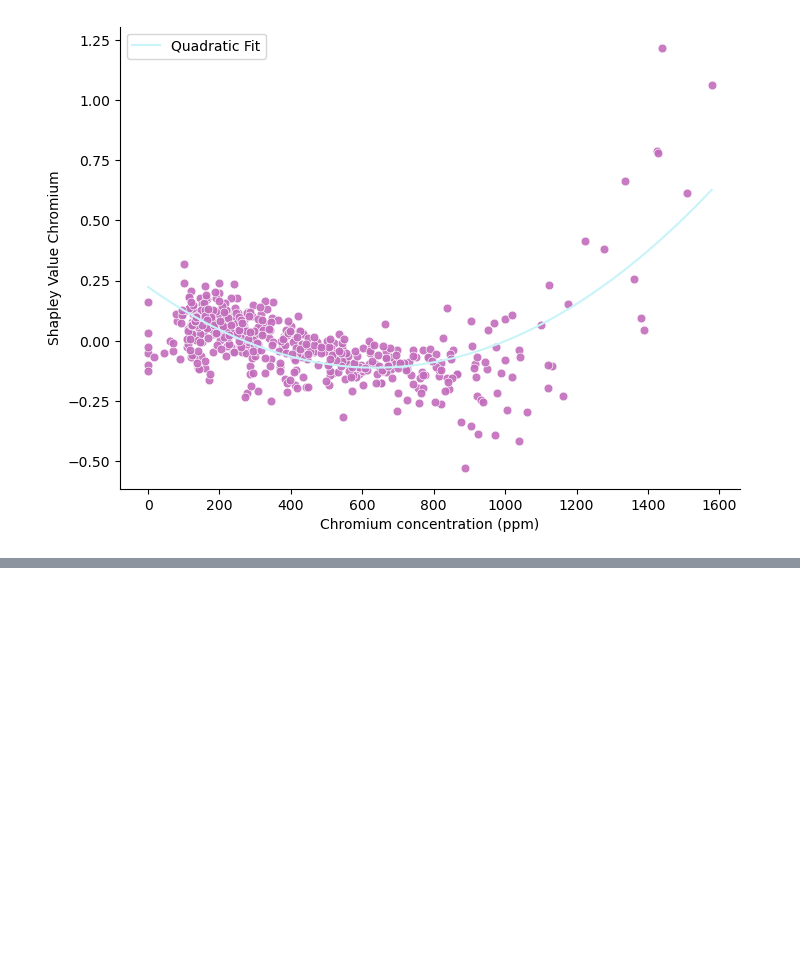
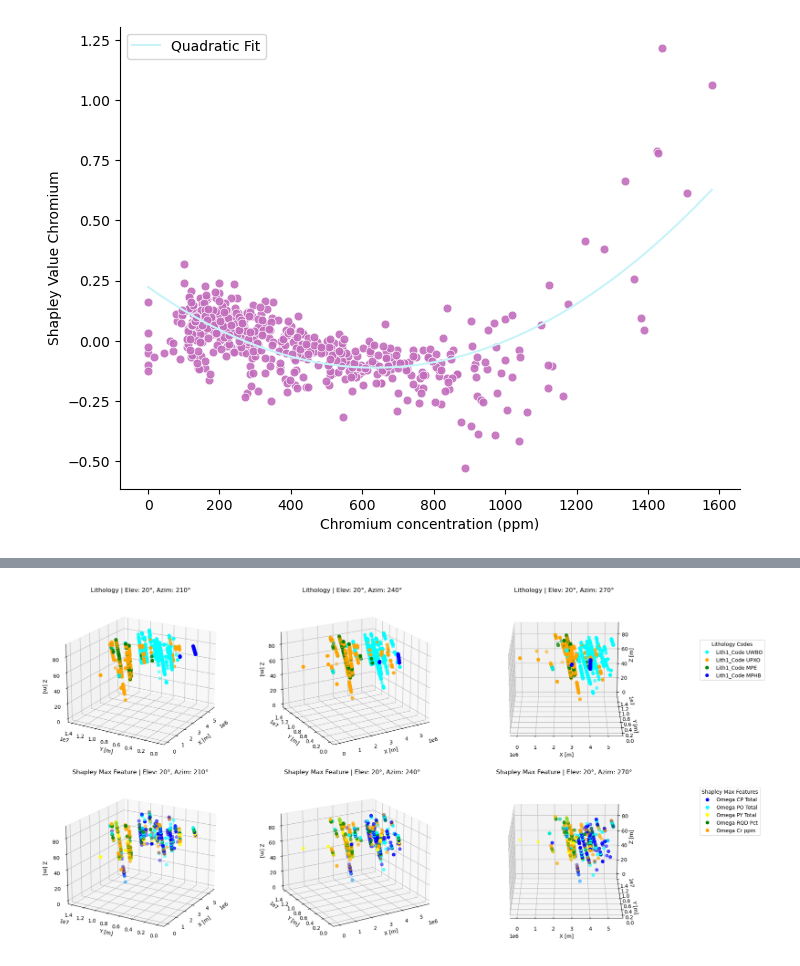
Before and after one commit to markdlindsay/DK_Batch_Shapley, a Jupyter notebook: Explanations.ipynb, the cells around one changed output, grey strips where cells are left out. Drawn from its saved outputs; the diff is of its cells as text; code cells hidden in the pictures; blank space fills up the shorter version.

```diff
--- a/Explanations.ipynb
+++ b/Explanations.ipynb
@@ -428,0 +626,14 @@ Shapley sum - theoretical Shapley sum: -0.006553440966127644
+# %%
+columns_to_normalize = ['X', 'Y', 'Z']
+
+min_values = composite_data[columns_to_normalize].min()
+
+for column in columns_to_normalize:
+    composite_data[column] = composite_data[column] - min_values[column]
+
+# Calculate the minimum and maximum values from all three variables
+min_values = composite_data[columns_to_normalize].min().min()
+max_values = composite_data[columns_to_normalize].max().max()
+
+for column in columns_to_normalize:
+    composite_data[column] = (composite_data[column] - min_values) / (max_values - min_values)
@@ -429 +652,64 @@ Shapley sum - theoretical Shapley sum: -0.006553440966127644
+# %%
+top_lith_codes = composite_data['Lith1_Code'].value_counts().nlargest(4).index
+filtered_data = composite_data[composite_data['Lith1_Code'].isin(top_lith_codes)]
+scaled_filtered_xyz = filtered_data[['X', 'Y', 'Z']].values * [multipliers['X'], multipliers['Y'], multipliers['Z']]
+scaled_test_data_xyz = trainer_regular.test_data[['X', 'Y', 'Z']].values * [multipliers['X'], multipliers['Y'], multipliers['Z']]
+
+# Extract Lith1_Code colors and create colormap for lithology
+top_lith_codes = composite_data['Lith1_Code'].value_counts().nlargest(4).index
+colors_lith = ['cyan', 'orange', 'green', 'blue']
+cmap_lith = ListedColormap(colors_lith[:4])
+
+# Mapping each Lith1_Code to a color index
+lith_codes = filtered_data['Lith1_Code'].values
+lith_code_to_color = {code: i for i, code in enumerate(top_lith_codes)}
+color_indices_lith = np.array([lith_code_to_color[code] for code in lith_codes])
+
+# Define Shapley colors and colormap
+omega_values = np.stack([omega_CP_Total, omega_PO_Total, omega_PY_Total, omega_RQD_Pct, omega_Cr_ppm], axis=1)
+max_indices_shapley = np.argmax(omega_values, axis=1)
+colors_shapley = ['blue', 'cyan', 'yellow', 'green', 'orange']
+cmap_shapley = ListedColormap(colors_shapley)
+
+# Define angles for different perspectives
+angles = [(20, 210), (20, 240), (20, 270)]
+
+# Create a 2x3 plot for both Lithology and Shapley max values
+fig, axs = plt.subplots(2, 3, figsize=(18, 10), subplot_kw={'projection': '3d'})
+
+# Top row: Lithology with scaled coordinates
+for i, angle in enumerate(angles):
+    elev, azim = angle
+    axs[0, i].view_init(elev=elev, azim=azim)
+    scatter = axs[0, i].scatter(scaled_filtered_xyz[:, 0], scaled_filtered_xyz[:, 1], scaled_filtered_xyz[:, 2],
+                                c=color_indices_lith, cmap=cmap_lith, s=35)
+    axs[0, i].set_xlabel('X [m]')
+    axs[0, i].set_ylabel('Y [m]')
+    axs[0, i].set_zlabel('Z [m]')
+    axs[0, i].set_title(f'Lithology | Elev: {elev}°, Azim: {azim}°')
+
+# Bottom row: Shapley max feature with scaled coordinates
+for i, angle in enumerate(angles):
+    elev, azim = angle
+    axs[1, i].view_init(elev=elev, azim=azim)
+    scatter = axs[1, i].scatter(scaled_test_data_xyz[:, 0], scaled_test_data_xyz[:, 1], scaled_test_data_xyz[:, 2],
+                                c=max_indices_shapley, cmap=cmap_shapley, s=35)
+    axs[1, i].set_xlabel('X [m]')
+    axs[1, i].set_ylabel('Y [m]')
+    axs[1, i].set_zlabel('Z [m]')
+    axs[1, i].set_title(f'Shapley Max Feature | Elev: {elev}°, Azim: {azim}°')
+
+# Add legends for each row
+handles_lith = [plt.Line2D([0], [0], marker='o', color='w', markerfacecolor=colors_lith[i], markersize=8) for i in range(4)]
+labels_lith = [f'Lith1_Code {code}' for code in top_lith_codes]
+fig.legend(handles_lith, labels_lith, loc='upper left', title="Lithology Codes", bbox_to_anchor=(1.02, 0.85))
+
+handles_shapley = [plt.Line2D([0], [0], marker='o', color='w', markerfacecolor=colors_shapley[i], markersize=8) for i in range(5)]
+labels_shapley = ['Omega CP Total', 'Omega PO Total', 'Omega PY Total', 'Omega RQD Pct', 'Omega Cr ppm']
+fig.legend(handles_shapley, labels_shapley, loc='upper left', title="Shapley Max Features", bbox_to_anchor=(1.02, 0.45))
+
+plt.tight_layout()
+plt.show()
+# %% [output]
+[figure, added]
 # %%
```
Also changed, not shown: parts of 15 cells of this notebook, 31 other files.
